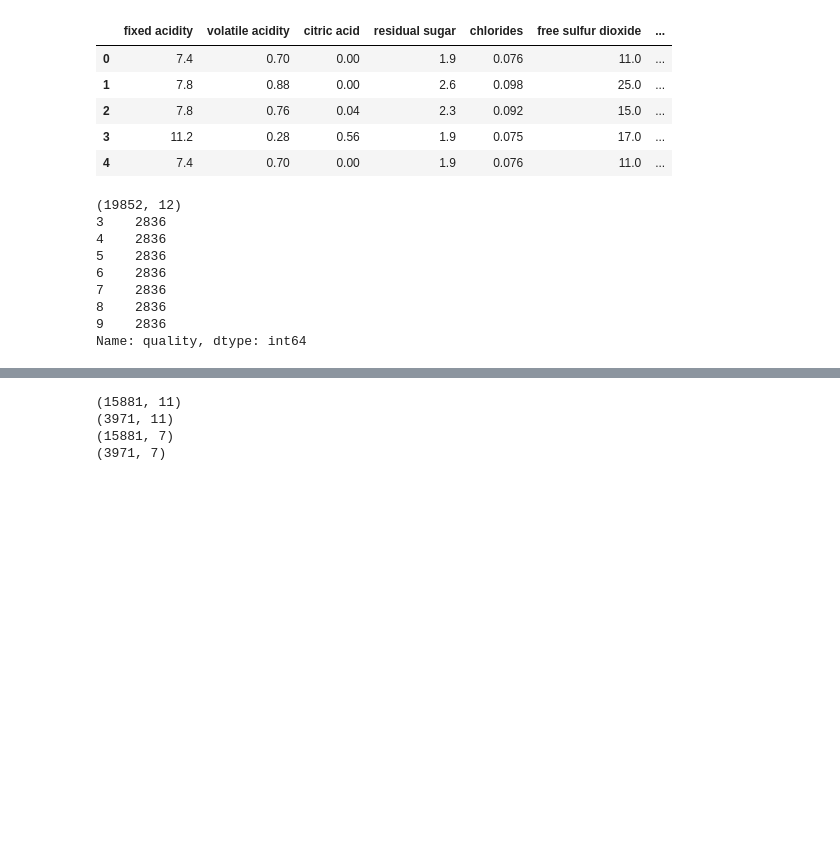
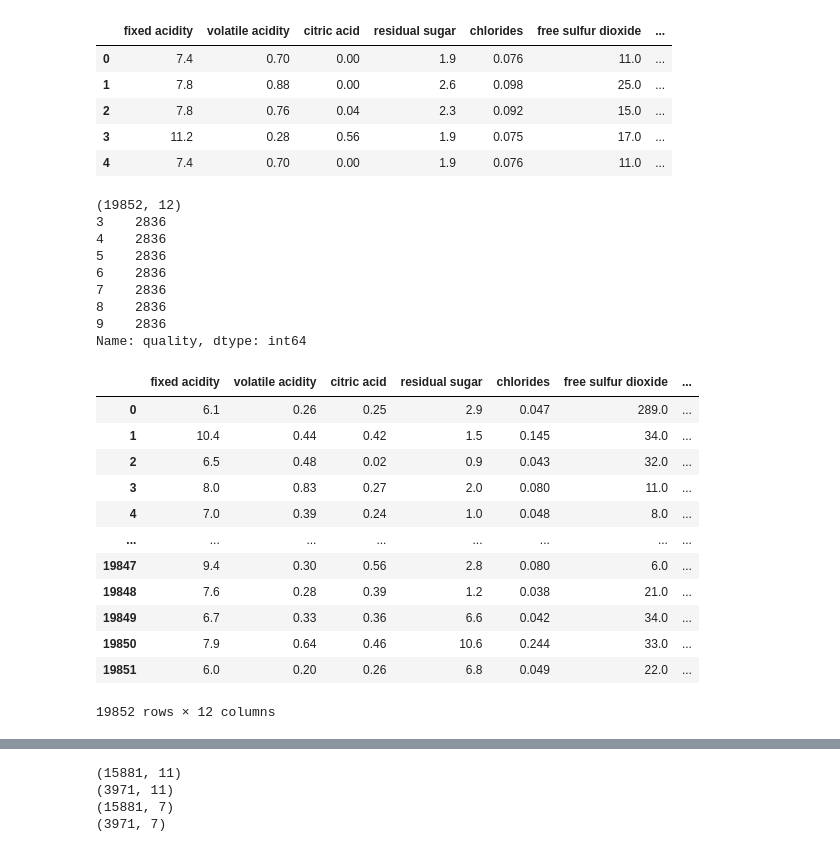
Before and after one commit to Wasilp/DL-wine-quality, a Jupyter notebook: experiments_personal_model.ipynb, the cells around one changed output, grey strips where cells are left out. Saved outputs shown, nothing was run; the diff lists cells and outputs as text; code cells hidden in the pictures; blank space fills up the shorter version.

```diff
--- a/experiments_personal_model.ipynb
+++ b/experiments_personal_model.ipynb
@@ -41,32 +23,46 @@ df.head()
 # %%
 #Resample:
 df_majority = df[df['quality']== 6]
 for i in range(3,10):
     majority_len = df[df['quality']== 6].shape[0]
     if i != 6:
         minority_len = df[df['quality'] == i].shape[0]
 
         df_minority = df[df['quality'] == i]
 
         df_majority_upsampled = resample(df_minority,replace=True,n_samples = majority_len,random_state=1)
 
         df_majority = df_majority.append(df_majority_upsampled)
 
 
 df = df_majority
 print(df.shape)
 print(df['quality'].value_counts())
 df = df.sample(frac=1).reset_index(drop=True) # Shuffle dataframe
+df
 # %% [output]
 (19852, 12)
 3    2836
 4    2836
 5    2836
 6    2836
 7    2836
 8    2836
 9    2836
 Name: quality, dtype: int64
+|  | fixed acidity | volatile acidity | citric acid | residual sugar | chlorides | free sulfur dioxide | ... |
+| 0 | 6.1 | 0.26 | 0.25 | 2.9 | 0.047 | 289.0 | ... |
+| 1 | 10.4 | 0.44 | 0.42 | 1.5 | 0.145 | 34.0 | ... |
+| 2 | 6.5 | 0.48 | 0.02 | 0.9 | 0.043 | 32.0 | ... |
+| 3 | 8.0 | 0.83 | 0.27 | 2.0 | 0.080 | 11.0 | ... |
+| 4 | 7.0 | 0.39 | 0.24 | 1.0 | 0.048 | 8.0 | ... |
+| ... | ... | ... | ... | ... | ... | ... | ... |
+| 19847 | 9.4 | 0.30 | 0.56 | 2.8 | 0.080 | 6.0 | ... |
+| 19848 | 7.6 | 0.28 | 0.39 | 1.2 | 0.038 | 21.0 | ... |
+| 19849 | 6.7 | 0.33 | 0.36 | 6.6 | 0.042 | 34.0 | ... |
+| 19850 | 7.9 | 0.64 | 0.46 | 10.6 | 0.244 | 33.0 | ... |
+| 19851 | 6.0 | 0.20 | 0.26 | 6.8 | 0.049 | 22.0 | ... |
+19852 rows × 12 columns
 # %%
 # Creating a test/train split
 
```
Also changed, not shown: parts of 15 cells of this notebook, 6 other files.
